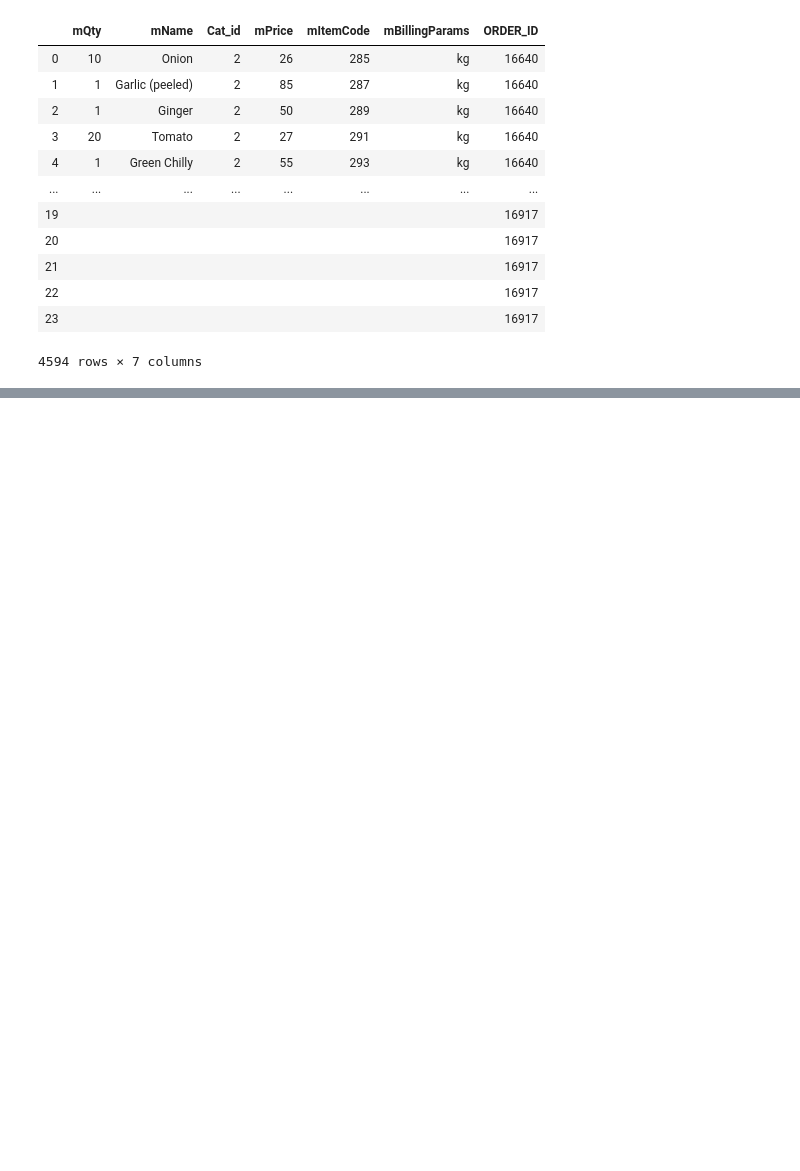
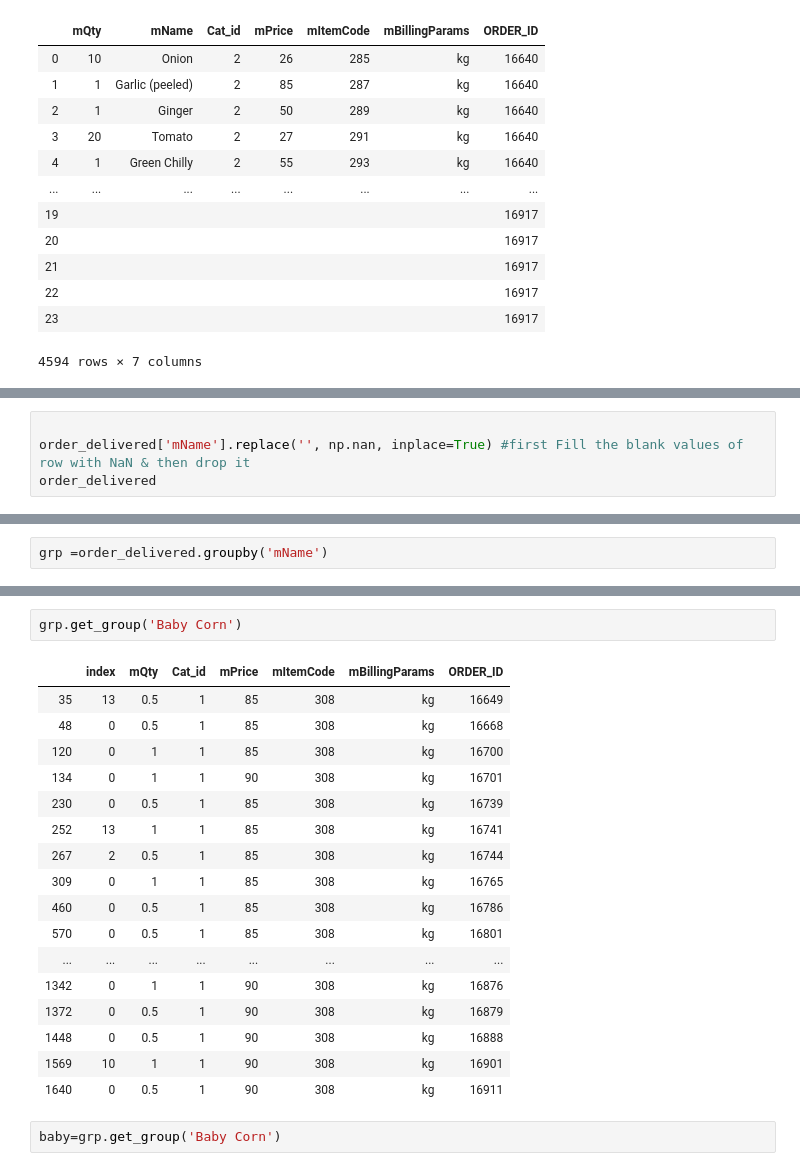
Before and after one commit to somya-create/Restaurants_Orders, a Jupyter notebook: New_delivered.ipynb, the cells around one changed output, grey strips where cells are left out. Cells and saved outputs as stored; diff of their text form; blank space fills up the shorter version.

```diff
--- a/New_delivered.ipynb
+++ b/New_delivered.ipynb
@@ -279,0 +111,4 @@ table
+# %%
+
+order_delivered['mName'].replace('', np.nan, inplace=True) #first Fill the blank values of row with NaN & then drop it
+order_delivered
@@ -279,0 +321,2 @@ table
+# %%
+grp =order_delivered.groupby('mName')
@@ -279,0 +344,22 @@ table
+# %%
+grp.get_group('Baby Corn')
+# %% [output]
+|  | index | mQty | Cat_id | mPrice | mItemCode | mBillingParams | ORDER_ID |
+| 35 | 13 | 0.5 | 1 | 85 | 308 | kg | 16649 |
+| 48 | 0 | 0.5 | 1 | 85 | 308 | kg | 16668 |
+| 120 | 0 | 1 | 1 | 85 | 308 | kg | 16700 |
+| 134 | 0 | 1 | 1 | 90 | 308 | kg | 16701 |
+| 230 | 0 | 0.5 | 1 | 85 | 308 | kg | 16739 |
+| 252 | 13 | 1 | 1 | 85 | 308 | kg | 16741 |
+| 267 | 2 | 0.5 | 1 | 85 | 308 | kg | 16744 |
+| 309 | 0 | 1 | 1 | 85 | 308 | kg | 16765 |
+| 460 | 0 | 0.5 | 1 | 85 | 308 | kg | 16786 |
+| 570 | 0 | 0.5 | 1 | 85 | 308 | kg | 16801 |
+| ... | ... | ... | ... | ... | ... | ... | ... |
+| 1342 | 0 | 1 | 1 | 90 | 308 | kg | 16876 |
+| 1372 | 0 | 0.5 | 1 | 90 | 308 | kg | 16879 |
+| 1448 | 0 | 0.5 | 1 | 90 | 308 | kg | 16888 |
+| 1569 | 10 | 1 | 1 | 90 | 308 | kg | 16901 |
+| 1640 | 0 | 0.5 | 1 | 90 | 308 | kg | 16911 |
+# %%
+baby=grp.get_group('Baby Corn')
```
Also changed, not shown: parts of 45 cells of this notebook.
